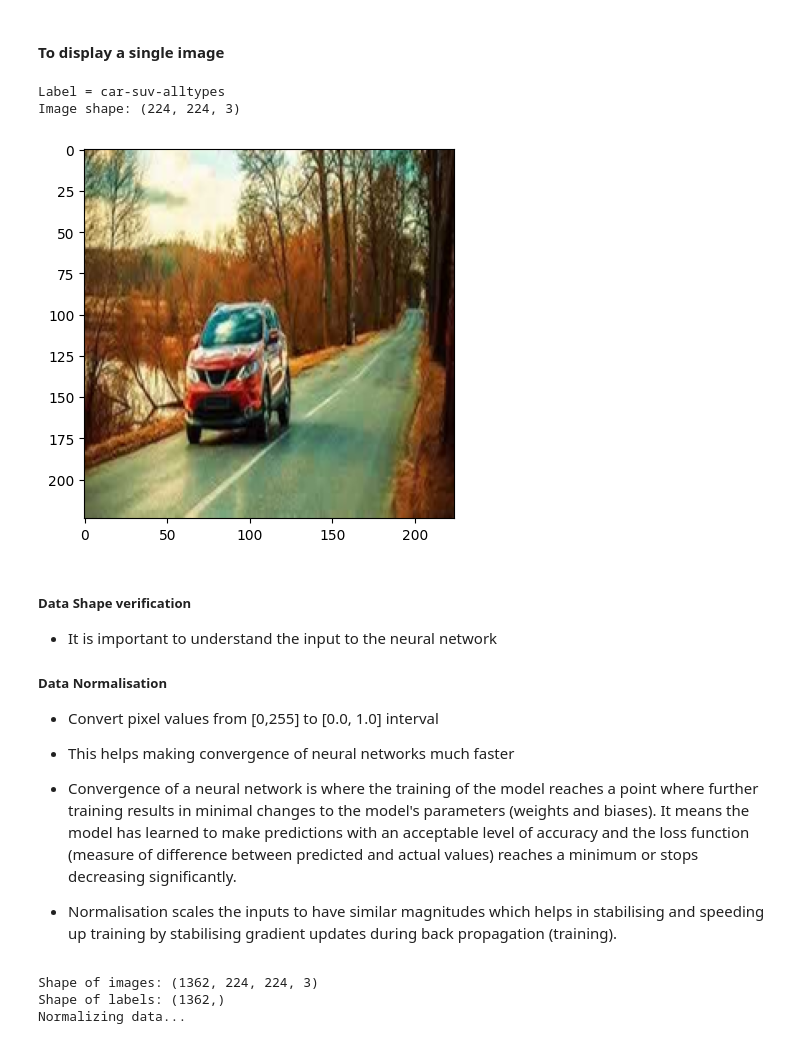
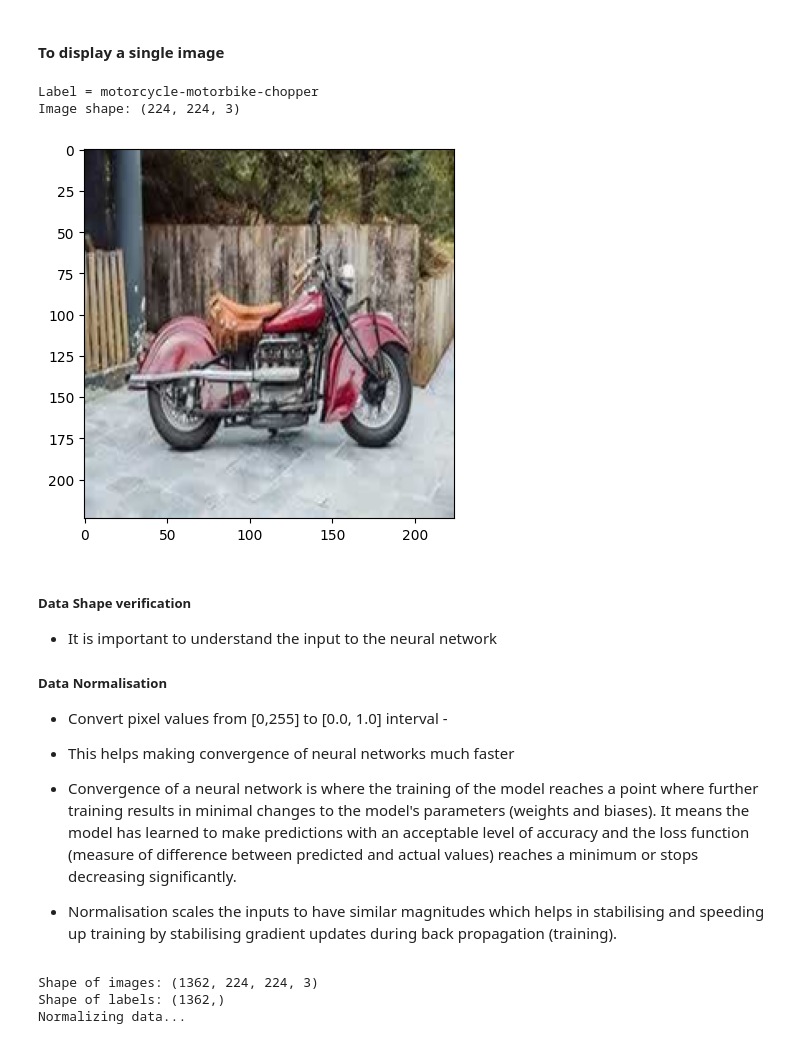
Before and after one commit to f-ssemwanga/vehicle-classification, a Jupyter notebook: deep-learning-project-Structure/02-prepare-dataset/01_create_car_h5_dataset_by_individual_brand.ipynb, the cells around one changed output. Cells and saved outputs as stored; diff of their text form; code cells hidden in the pictures.

```diff
--- a/deep-learning-project-Structure/02-prepare-dataset/01_create_car_h5_dataset_by_individual_brand.ipynb
+++ b/deep-learning-project-Structure/02-prepare-dataset/01_create_car_h5_dataset_by_individual_brand.ipynb
@@ -147,11 +147,11 @@ number_of_classes
 # %% [markdown]
 #### To display a single image
 # %%
-display_image(data, labels, index=80)
+display_image(data, labels, index=100)
 # %% [output]
-Label = car-suv-alltypes
+Label = motorcycle-motorbike-chopper
 Image shape: (224, 224, 3)
-[figure, old version]
+[figure, new version]
 # %% [markdown]
 ##### Data Shape verification
 
@@ -159,7 +159,7 @@ Image shape: (224, 224, 3)
 
 ##### Data Normalisation
 
-* Convert pixel values from [0,255] to [0.0, 1.0] interval
+* Convert pixel values from [0,255] to [0.0, 1.0] interval -
 * This helps making convergence of neural networks much faster
 
 * Convergence of a neural network is where the training of the model reaches a point where further training results in minimal changes to the model's parameters (weights and biases).  It means the model has learned to make predictions with an acceptable level of accuracy and the loss function (measure of difference between predicted and actual values) reaches a minimum or stops decreasing significantly.
```
Also changed, not shown: parts of 25 cells of this notebook, 4 other files.
